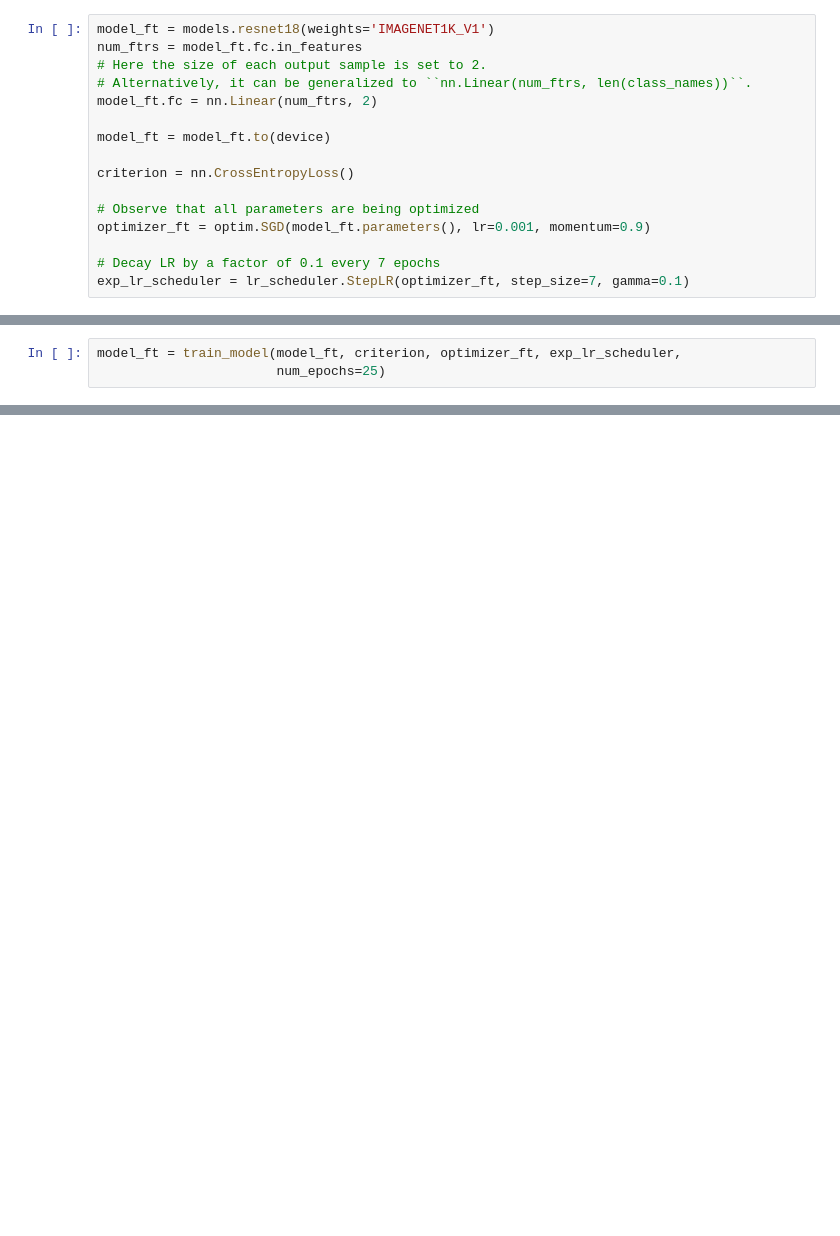
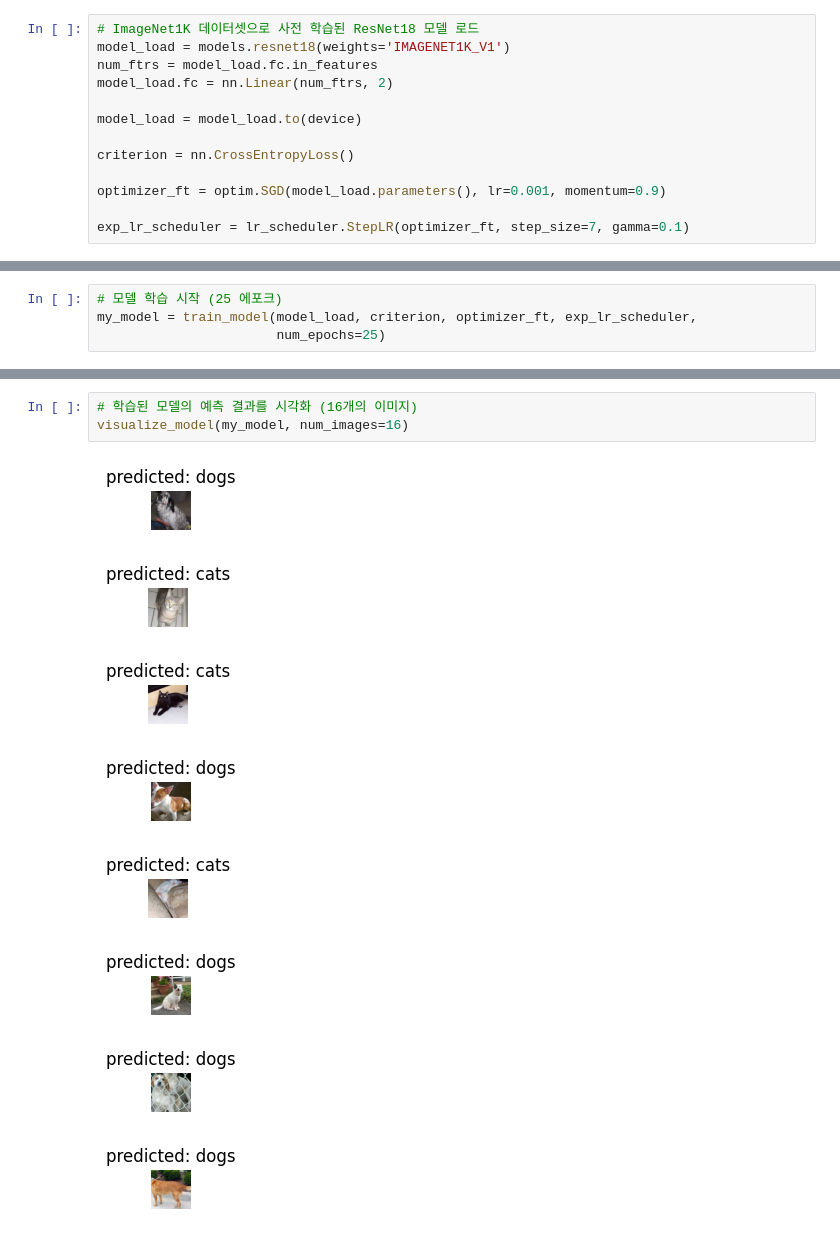
Before and after one commit to junseok-jay/AI_lab, a Jupyter notebook: week9/vision.ipynb, the cells around one changed output, grey strips where cells are left out. Drawn from its saved outputs; the diff is of its cells as text; blank space fills up the shorter version.

```diff
--- a/week9/vision.ipynb
+++ b/week9/vision.ipynb
@@ -207,18 +206,15 @@ def visualize_model(model, num_images=6):
                     return
         model.train(mode=was_training)
 # %%
-model_ft = models.resnet18(weights='IMAGENET1K_V1')
-num_ftrs = model_ft.fc.in_features
-# Here the size of each output sample is set to 2.
-# Alternatively, it can be generalized to ``nn.Linear(num_ftrs, len(class_names))``.
-model_ft.fc = nn.Linear(num_ftrs, 2)
+# ImageNet1K 데이터셋으로 사전 학습된 ResNet18 모델 로드
+model_load = models.resnet18(weights='IMAGENET1K_V1')
+num_ftrs = model_load.fc.in_features
+model_load.fc = nn.Linear(num_ftrs, 2)
 
-model_ft = model_ft.to(device)
+model_load = model_load.to(device)
 
 criterion = nn.CrossEntropyLoss()
 
-# Observe that all parameters are being optimized
-optimizer_ft = optim.SGD(model_ft.parameters(), lr=0.001, momentum=0.9)
+optimizer_ft = optim.SGD(model_load.parameters(), lr=0.001, momentum=0.9)
 
-# Decay LR by a factor of 0.1 every 7 epochs
 exp_lr_scheduler = lr_scheduler.StepLR(optimizer_ft, step_size=7, gamma=0.1)
@@ -227,5 +221,6 @@ Downloading: "https://download.pytorch.org/models/resnet18-f37072fd.pth" to /roo
 # %%
-model_ft = train_model(model_ft, criterion, optimizer_ft, exp_lr_scheduler,
+# 모델 학습 시작 (25 에포크)
+my_model = train_model(model_load, criterion, optimizer_ft, exp_lr_scheduler,
                        num_epochs=25)
 # %% [output]
 Epoch 0/24
@@ -256,0 +243,12 @@ visualize_model(model_ft)
+# %%
+# 학습된 모델의 예측 결과를 시각화 (16개의 이미지)
+visualize_model(my_model, num_images=16)
+# %% [output]
+[figure, added]
+[figure, added]
+[figure, added]
+[figure, added]
+[figure, added]
+[figure, added]
+[figure, added]
+[figure, added]
```
Also changed, not shown: parts of 17 cells of this notebook.
